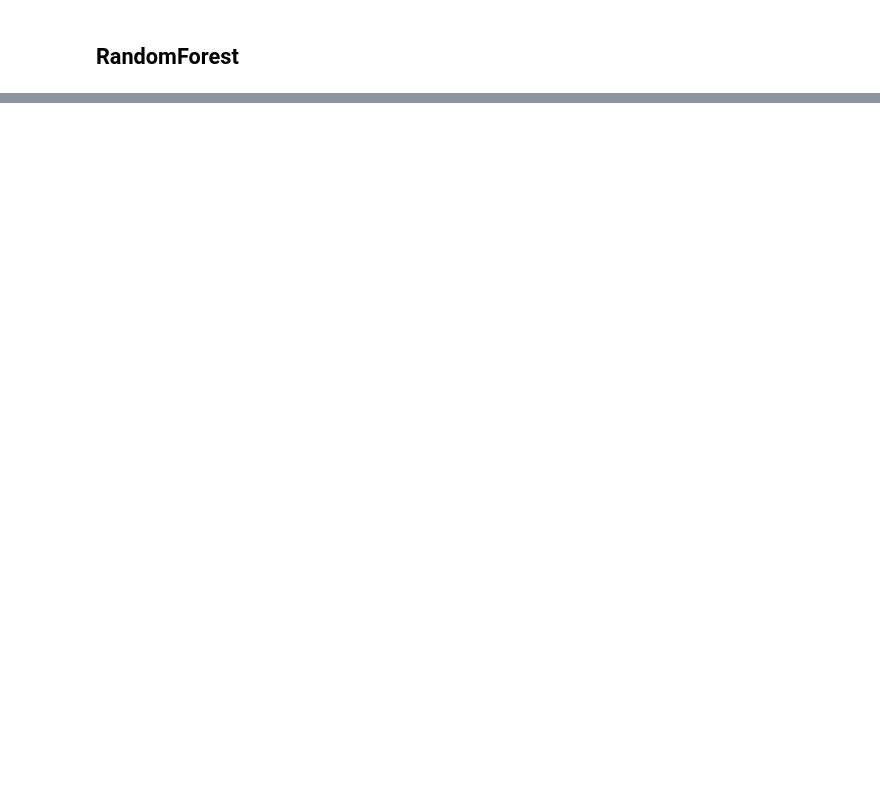
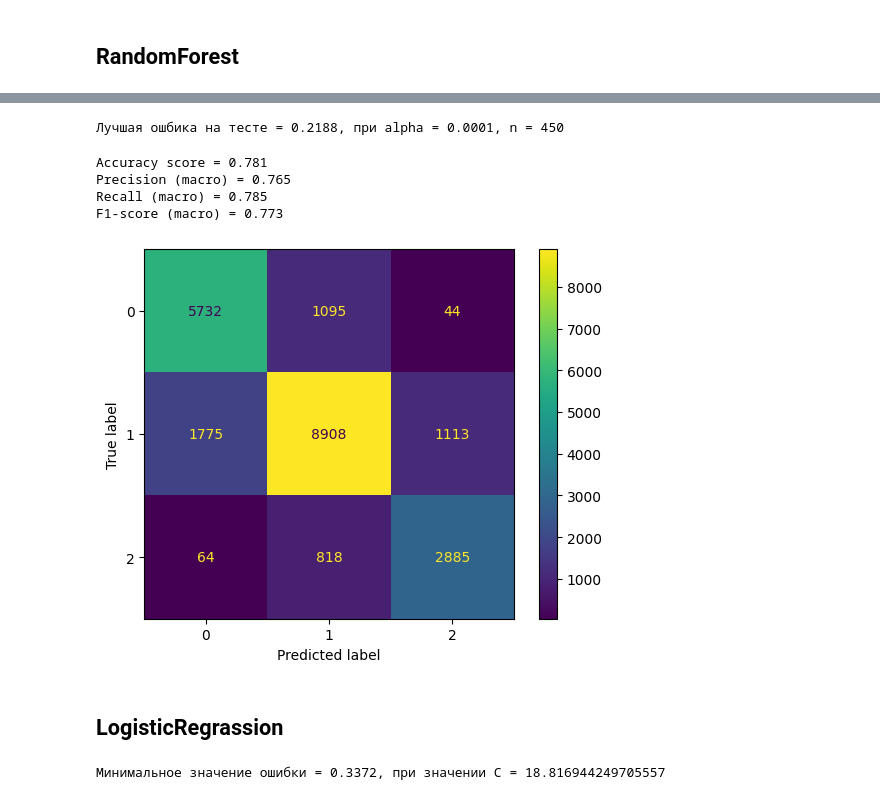
Before and after one commit to futind/Machine_Learning_Course, a Jupyter notebook: Homework.ipynb, the cells around one changed output, grey strips where cells are left out. Cells and saved outputs as stored; diff of their text form; code cells hidden in the pictures; blank space fills up the shorter version.

Commit message:
Version 1.1 Added MPLClassifier and LogisticRegression

```diff
--- a/Homework.ipynb
+++ b/Homework.ipynb
@@ -1374,0 +1430,20 @@ Error: 20.07%, parameters: {'max_depth': 25, 'min_samples_leaf': 1, 'n_estimator
+# %%
+print(f'Лучшая ошбика на тесте = {MLP_best_error.round(4)}, при alpha = {MLP_best_params[0]}, n = {MLP_best_params[1]}')
+# %% [output]
+Лучшая ошбика на тесте = 0.2188, при alpha = 0.0001, n = 450
+# %%
+CM = confusion_matrix(y_test, MLP_best_predict, labels = MLP_model.classes_)
+display = ConfusionMatrixDisplay(confusion_matrix= CM, display_labels = MLP_model.classes_)
+display.plot()
+print(f'Accuracy score = {accuracy_score(y_test, MLP_best_predict).round(3)}')
+print(f'Precision (macro) = {precision_score(y_test, MLP_best_predict, average = 'macro').round(3)}')
+print(f'Recall (macro) = {recall_score(y_test, MLP_best_predict, average = 'macro').round(3)}')
+print(f'F1-score (macro) = {f1_score(y_test, MLP_best_predict, average = 'macro').round(3)}')
+# %% [output]
+Accuracy score = 0.781
+Precision (macro) = 0.765
+Recall (macro) = 0.785
+F1-score (macro) = 0.773
+[figure, added]
+# %% [markdown]
+## LogisticRegrassion
@@ -1374,0 +1471,4 @@ Error: 20.07%, parameters: {'max_depth': 25, 'min_samples_leaf': 1, 'n_estimator
+# %%
+print(f'Минимальное значение ошибки = {LR_best_error.round(4)}, при значении C = {LR_best_param}')
+# %% [output]
+Минимальное значение ошибки = 0.3372, при значении C = 18.816944249705557
```
Also changed, not shown: parts of 57 cells of this notebook.
